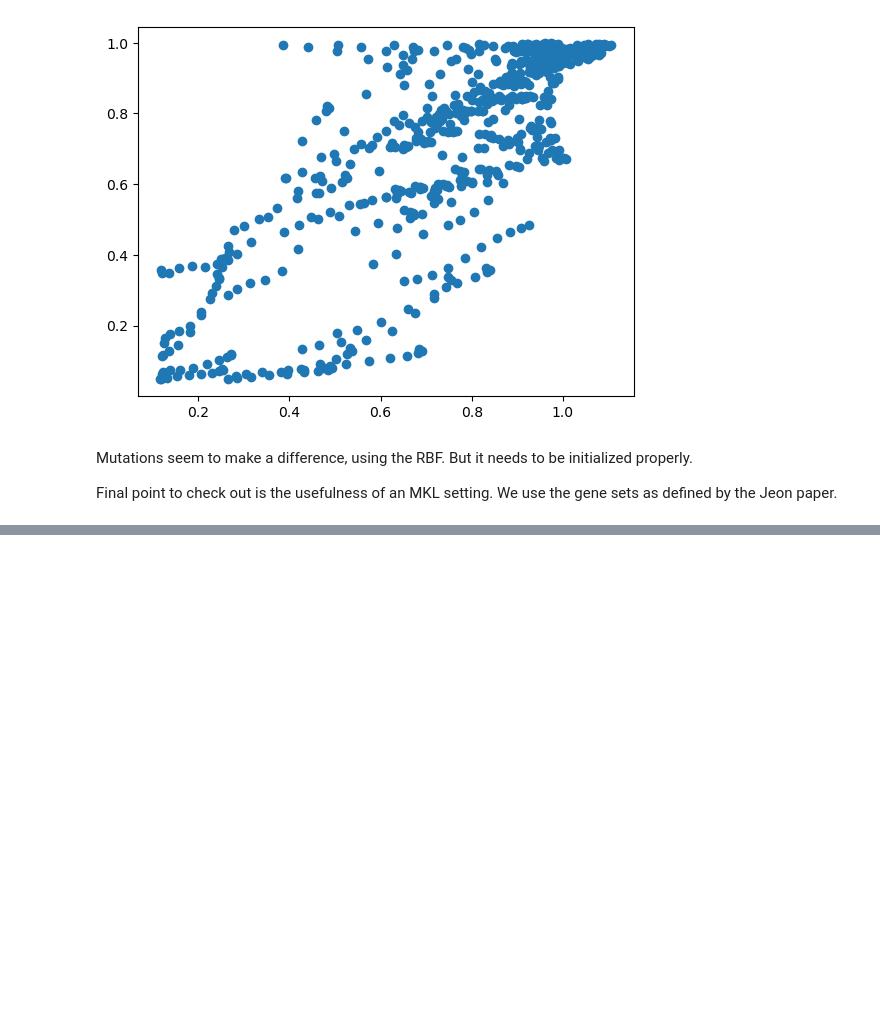
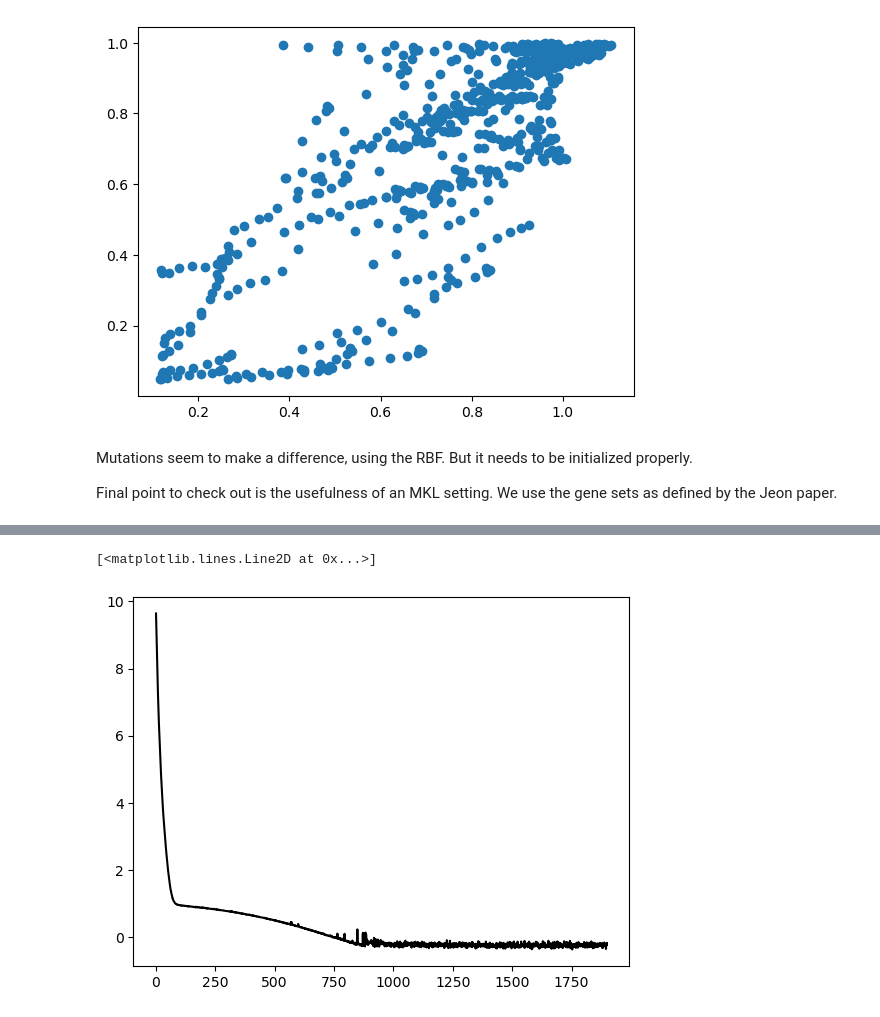
Before and after one commit to ltronneb/pimogp, a Jupyter notebook: notebooks/kernel_comparisons.ipynb, the cells around one changed output, grey strips where cells are left out. Saved outputs shown, nothing was run; the diff lists cells and outputs as text; code cells hidden in the pictures; blank space fills up the shorter version.

```diff
--- a/notebooks/kernel_comparisons.ipynb
+++ b/notebooks/kernel_comparisons.ipynb
@@ -1224,0 +1252,4 @@ class MKLKernel(gpytorch.kernels.Kernel):
+# %%
+# Reshaping these as torch tensors and normalizing the gex
+
+gex = gex.drop(columns=["CELLLINE"])
@@ -1224,0 +1272,33 @@ class MKLKernel(gpytorch.kernels.Kernel):
+# %%
+# Pull out a single combination of interest, AZD1775_MK-8669 which is synergistic
+data["combination"] = data.DrugA.map(str) + "_" + data.DrugB
+data = data[data["combination"].isin(["AZD1775_MK-8669"])]
+data = data.drop(columns=["combination"])
+data["task_index"] = pd.Categorical(data['CellLine']).codes
+# Split by cell line
+from sklearn.model_selection import train_test_split
+train_cells, test_cells = train_test_split(pd.DataFrame(data.CellLine.unique()), test_size = 0.2)
+train = data[data["CellLine"].isin(train_cells[0].tolist())]
+test = data[data["CellLine"].isin(test_cells[0].tolist())]
+# %%
+# Now setting up the actual datasets
+from matplotlib import pyplot as plt
+import torch
+import gpytorch
+import numpy as np
+import linear_operator
+y_train = torch.tensor(train["fMean"].values).float()
+y_test = torch.tensor(test["fMean"].values).float()
+conc_train = train[['DrugAconc','DrugBconc']]
+conc_test = test[['DrugAconc','DrugBconc']]
+X_train = torch.tensor(pd.concat([conc_train],axis=1).values).float()
+X_test = torch.tensor(pd.concat([conc_test],axis=1).values).float()
+train_indices = torch.tensor(train["task_index"].values).long()
+test_indices = torch.tensor(test["task_index"].values).long()
+num_tasks = data.task_index.max() + 1
+num_latents = 10
+# %%
+# Setting up minibatching
+from torch.utils.data import TensorDataset, DataLoader
+train_dataset = TensorDataset(X_train, y_train, train_indices)
+train_loader = DataLoader(train_dataset, batch_size=128, shuffle=True)
@@ -1224,0 +1407,5 @@ class MKLKernel(gpytorch.kernels.Kernel):
+# %%
+plt.plot(train_loss,"k-")
+# %% [output]
+[<matplotlib.lines.Line2D at 0x...>]
+[figure, added]
```
Also changed, not shown: parts of 11 cells of this notebook.
